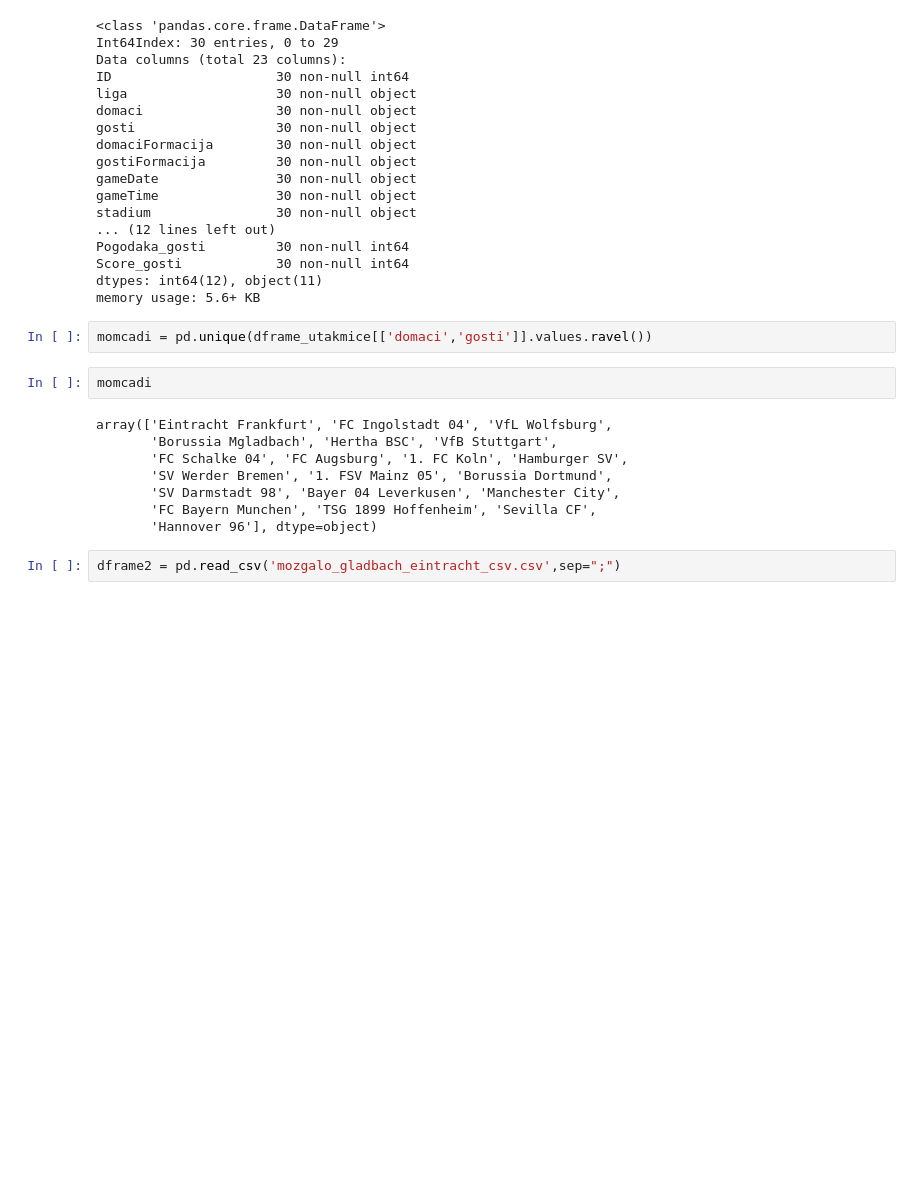
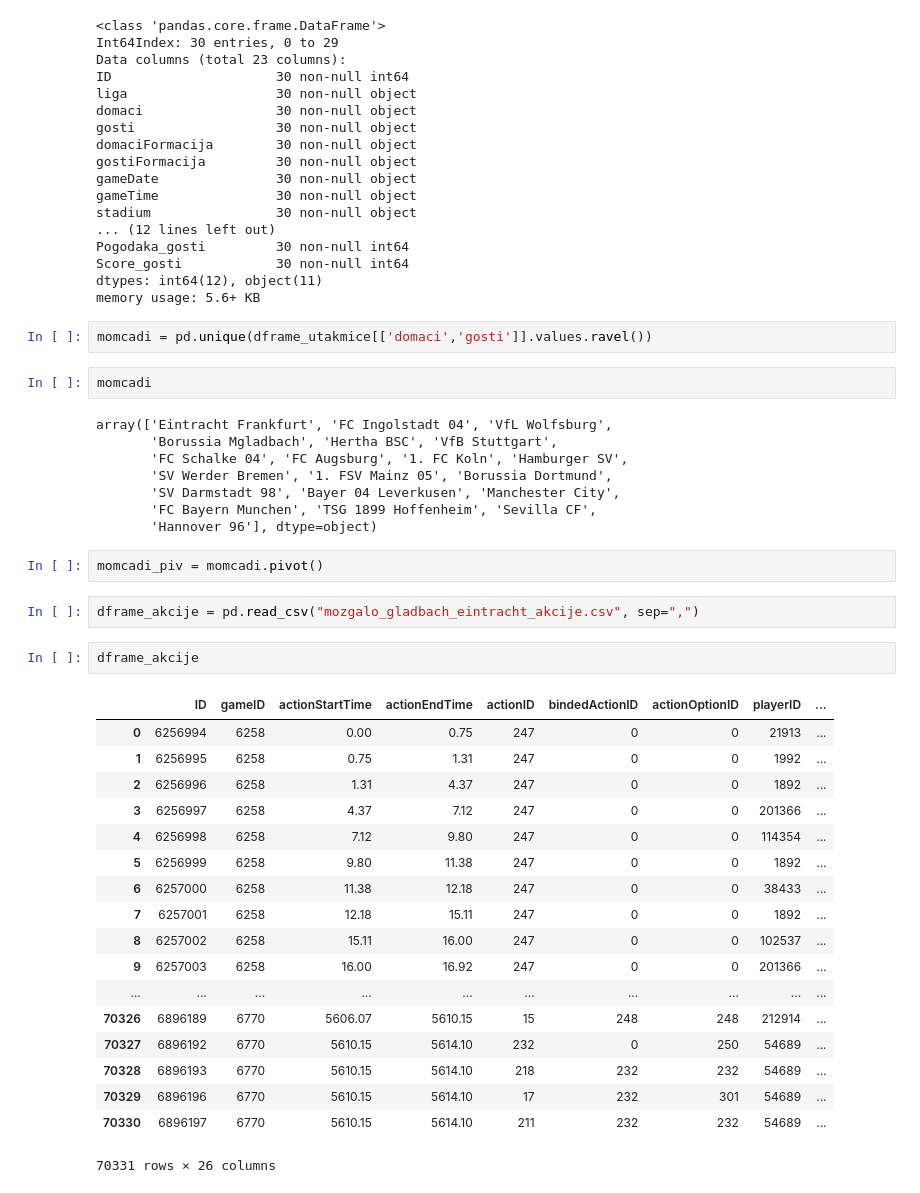
Before and after one commit to hrvatskibogmars/brainstormers, a Jupyter notebook: analysis/Read data utakmice.ipynb, the cells around one changed output. Drawn from its saved outputs; the diff is of its cells as text; blank space fills up the shorter version.

```diff
--- a/analysis/Read data utakmice.ipynb
+++ b/analysis/Read data utakmice.ipynb
@@ -59,6 +57,29 @@ array(['Eintracht Frankfurt', 'FC Ingolstadt 04', 'VfL Wolfsburg',
        'SV Darmstadt 98', 'Bayer 04 Leverkusen', 'Manchester City',
        'FC Bayern Munchen', 'TSG 1899 Hoffenheim', 'Sevilla CF',
        'Hannover 96'], dtype=object)
+# %%
+momcadi_piv = momcadi.pivot()
 # %%
-dframe2 = pd.read_csv('mozgalo_gladbach_eintracht_csv.csv',sep=";")
+dframe_akcije = pd.read_csv("mozgalo_gladbach_eintracht_akcije.csv", sep=",")
+# %%
+dframe_akcije
+# %% [output]
+|  | ID | gameID | actionStartTime | actionEndTime | actionID | bindedActionID | actionOptionID | playerID | ... |
+| 0 | 6256994 | 6258 | 0.00 | 0.75 | 247 | 0 | 0 | 21913 | ... |
+| 1 | 6256995 | 6258 | 0.75 | 1.31 | 247 | 0 | 0 | 1992 | ... |
+| 2 | 6256996 | 6258 | 1.31 | 4.37 | 247 | 0 | 0 | 1892 | ... |
+| 3 | 6256997 | 6258 | 4.37 | 7.12 | 247 | 0 | 0 | 201366 | ... |
+| 4 | 6256998 | 6258 | 7.12 | 9.80 | 247 | 0 | 0 | 114354 | ... |
+| 5 | 6256999 | 6258 | 9.80 | 11.38 | 247 | 0 | 0 | 1892 | ... |
+| 6 | 6257000 | 6258 | 11.38 | 12.18 | 247 | 0 | 0 | 38433 | ... |
+| 7 | 6257001 | 6258 | 12.18 | 15.11 | 247 | 0 | 0 | 1892 | ... |
+| 8 | 6257002 | 6258 | 15.11 | 16.00 | 247 | 0 | 0 | 102537 | ... |
+| 9 | 6257003 | 6258 | 16.00 | 16.92 | 247 | 0 | 0 | 201366 | ... |
+| ... | ... | ... | ... | ... | ... | ... | ... | ... | ... |
+| 70326 | 6896189 | 6770 | 5606.07 | 5610.15 | 15 | 248 | 248 | 212914 | ... |
+| 70327 | 6896192 | 6770 | 5610.15 | 5614.10 | 232 | 0 | 250 | 54689 | ... |
+| 70328 | 6896193 | 6770 | 5610.15 | 5614.10 | 218 | 232 | 232 | 54689 | ... |
+| 70329 | 6896196 | 6770 | 5610.15 | 5614.10 | 17 | 232 | 301 | 54689 | ... |
+| 70330 | 6896197 | 6770 | 5610.15 | 5614.10 | 211 | 232 | 232 | 54689 | ... |
+70331 rows × 26 columns
 # %%
```
Also changed, not shown: parts of 2 cells of this notebook, 3 other files.
